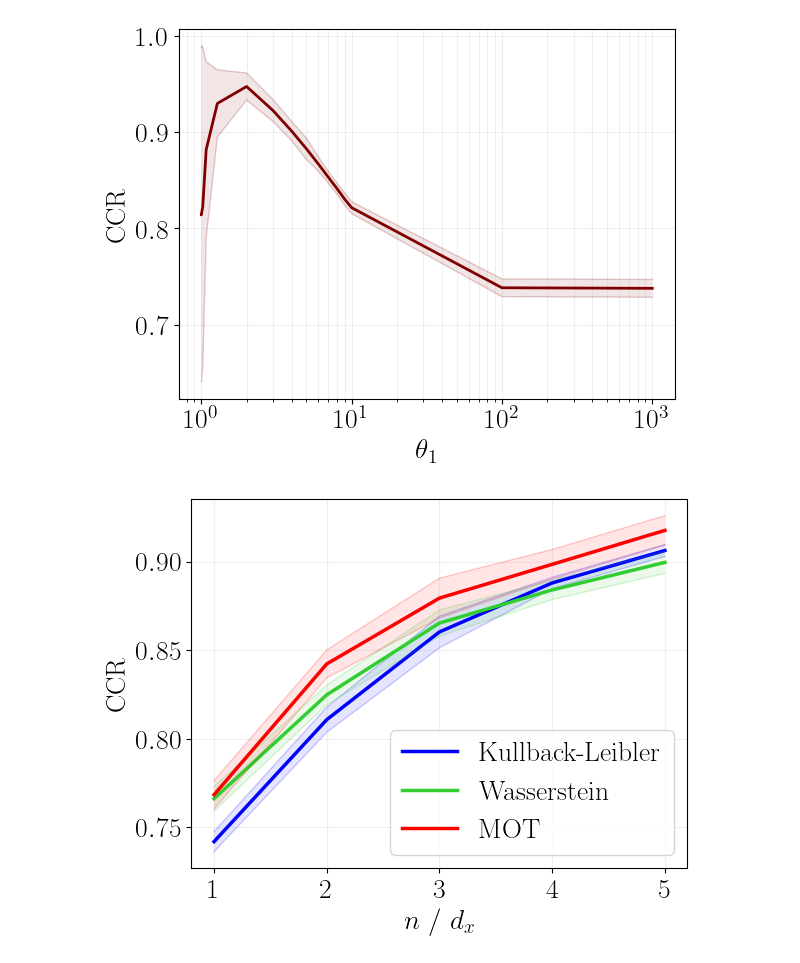
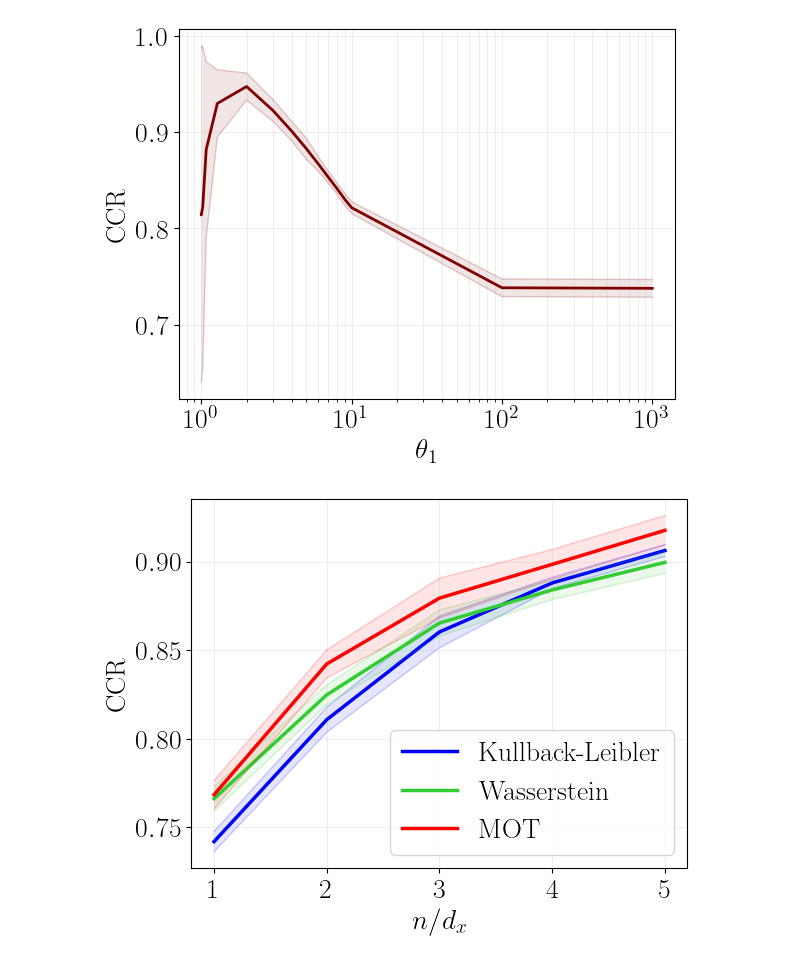
Before and after one commit to BaharTaskesen/Unifying-DRO, a Jupyter notebook: analyse_results.ipynb, the cells around one changed output. Saved outputs shown, nothing was run; the diff lists cells and outputs as text; code cells hidden in the pictures.

```diff
--- a/analyse_results.ipynb
+++ b/analyse_results.ipynb
@@ -119,32 +119,32 @@ plot_figure(axis, n_ds, np.array(kl), kl_color, label="Kullback-Leibler")
 plot_figure(axis, n_ds, np.array(wass), wass_color, label="Wasserstein")
 plot_figure(axis, n_ds, np.array(mot), mot_color, label="MOT")
 
 axis.legend()
 
 plt.grid(alpha=0.2)
 # plt.title("Out-of-sample correct classification rate $n={}$".format(N))
 plt.ylabel("CCR")
-plt.xlabel(r"$n~/~d_x$")
+plt.xlabel(r"$n/d_x$")
 axis.set_xticks([1, 2, 3, 4, 5])
 
 # plt.xscale("log")
 
 plt.grid(True, which="both", alpha=0.2)
 name_file = "theta_performance"
 save_format = "pdf"
 
 
 save_name_format = "_d_{}_p_{}_reps_{}."
 fig.savefig(
     (
         "figures/ccr_test_" + name_file + save_name_format + save_format
     ).format(
         d,
         p,
         replications,
     ),
     format=save_format,
     bbox_inches="tight",
 )
 # %% [output]
-[figure, old version]
+[figure, new version]
```
Also changed, not shown: 2 other files.
